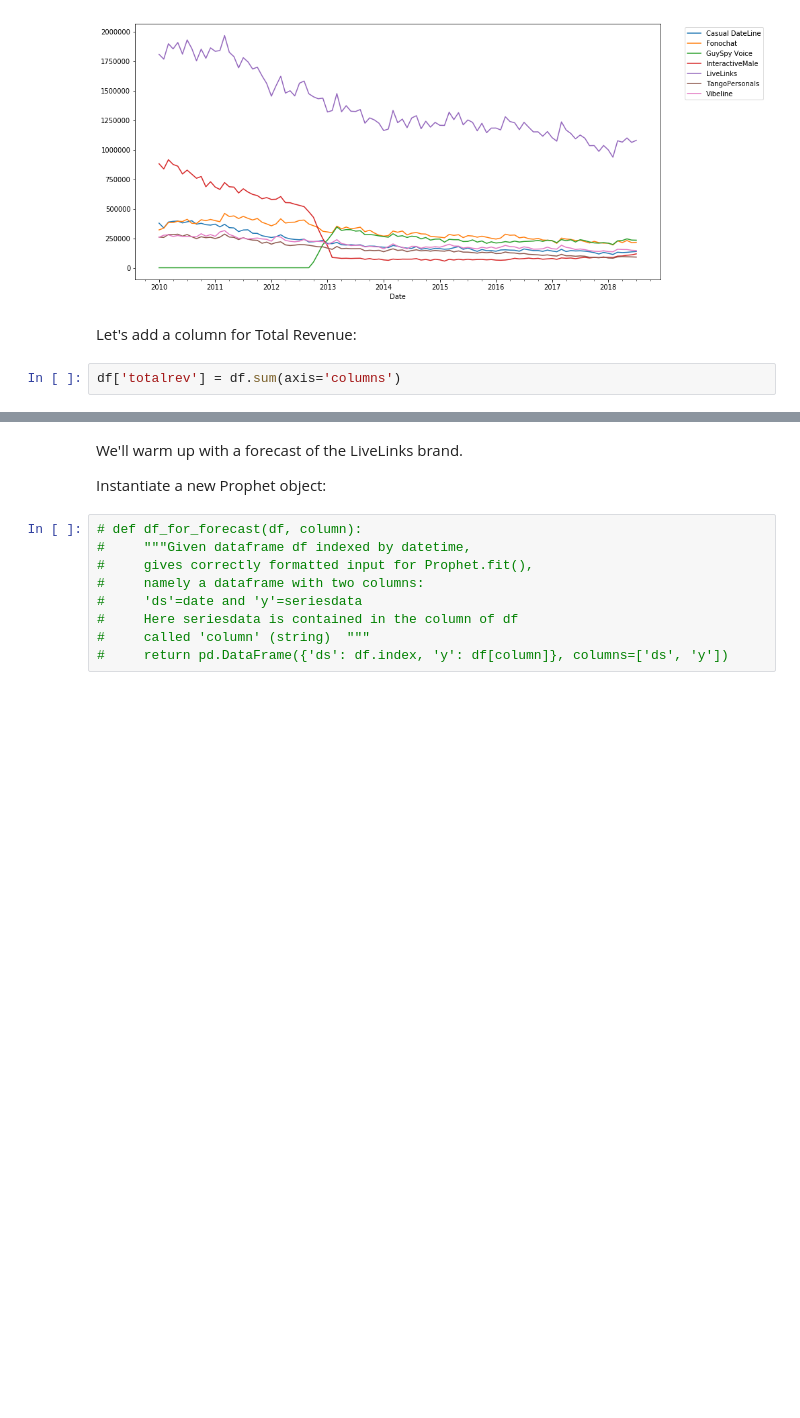
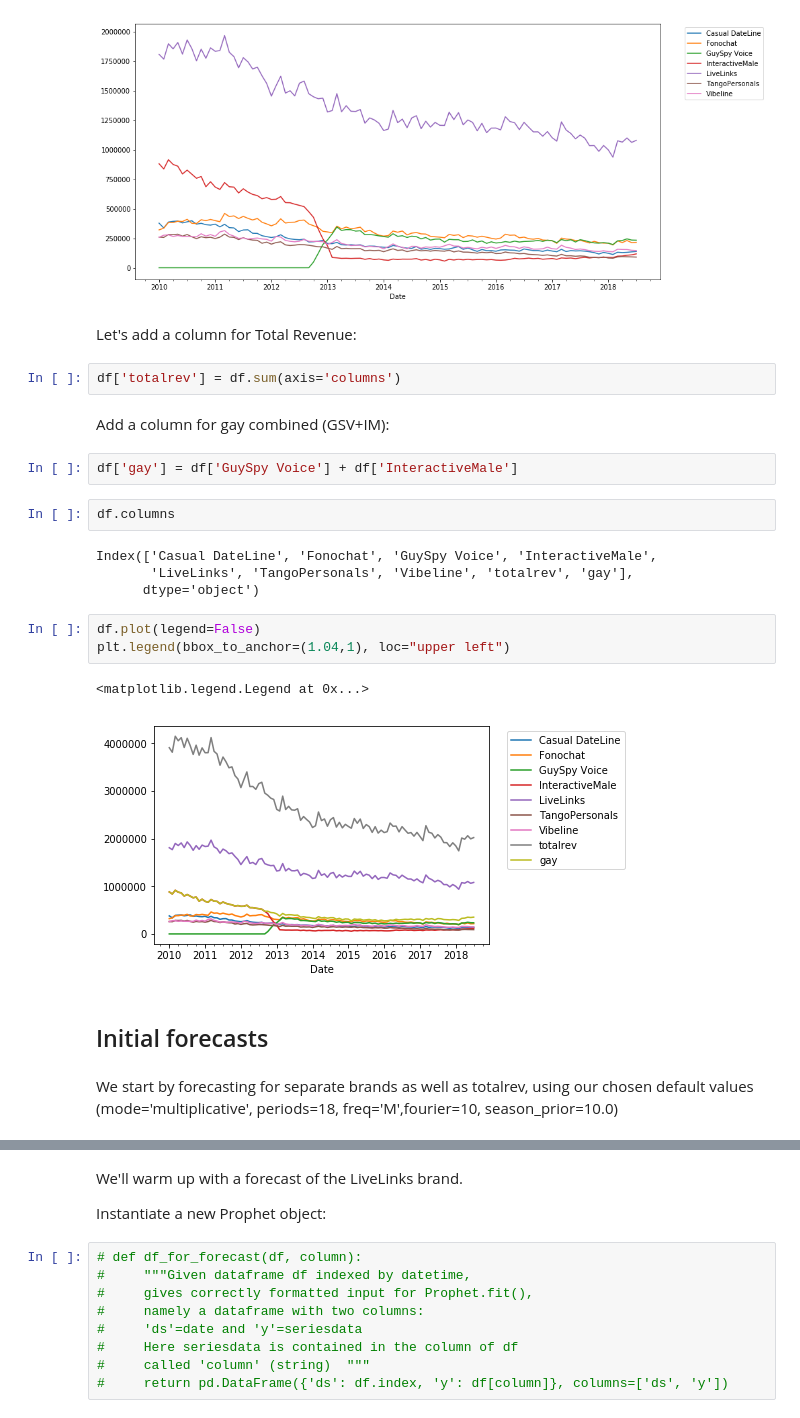
Before and after one commit to jamiegor/Revenue, a Jupyter notebook: explorerevenue.ipynb, the cells around one changed output, grey strips where cells are left out. Drawn from its saved outputs; the diff is of its cells as text; blank space fills up the shorter version.

Commit message:
latest forecasts and data

```diff
--- a/explorerevenue.ipynb
+++ b/explorerevenue.ipynb
@@ -68,3 +68,24 @@ plt.legend(bbox_to_anchor=(1.04,1), loc="upper left")
 Let's add a column for Total Revenue:
 # %%
 df['totalrev'] = df.sum(axis='columns')
+# %% [markdown]
+Add a column for gay combined (GSV+IM):
+# %%
+df['gay'] = df['GuySpy Voice'] + df['InteractiveMale']
+# %%
+df.columns
+# %% [output]
+Index(['Casual DateLine', 'Fonochat', 'GuySpy Voice', 'InteractiveMale',
+       'LiveLinks', 'TangoPersonals', 'Vibeline', 'totalrev', 'gay'],
+      dtype='object')
+# %%
+df.plot(legend=False)
+plt.legend(bbox_to_anchor=(1.04,1), loc="upper left")
+# %% [output]
+<matplotlib.legend.Legend at 0x...>
+[figure, added]
+# %% [markdown]
+## Initial forecasts
+# %% [markdown]
+We start by forecasting for separate brands as well as totalrev, using our chosen default values
+(mode='multiplicative', periods=18, freq='M',fourier=10, season_prior=10.0)
```
Also changed, not shown: parts of 13 cells of this notebook, 20 other files.
